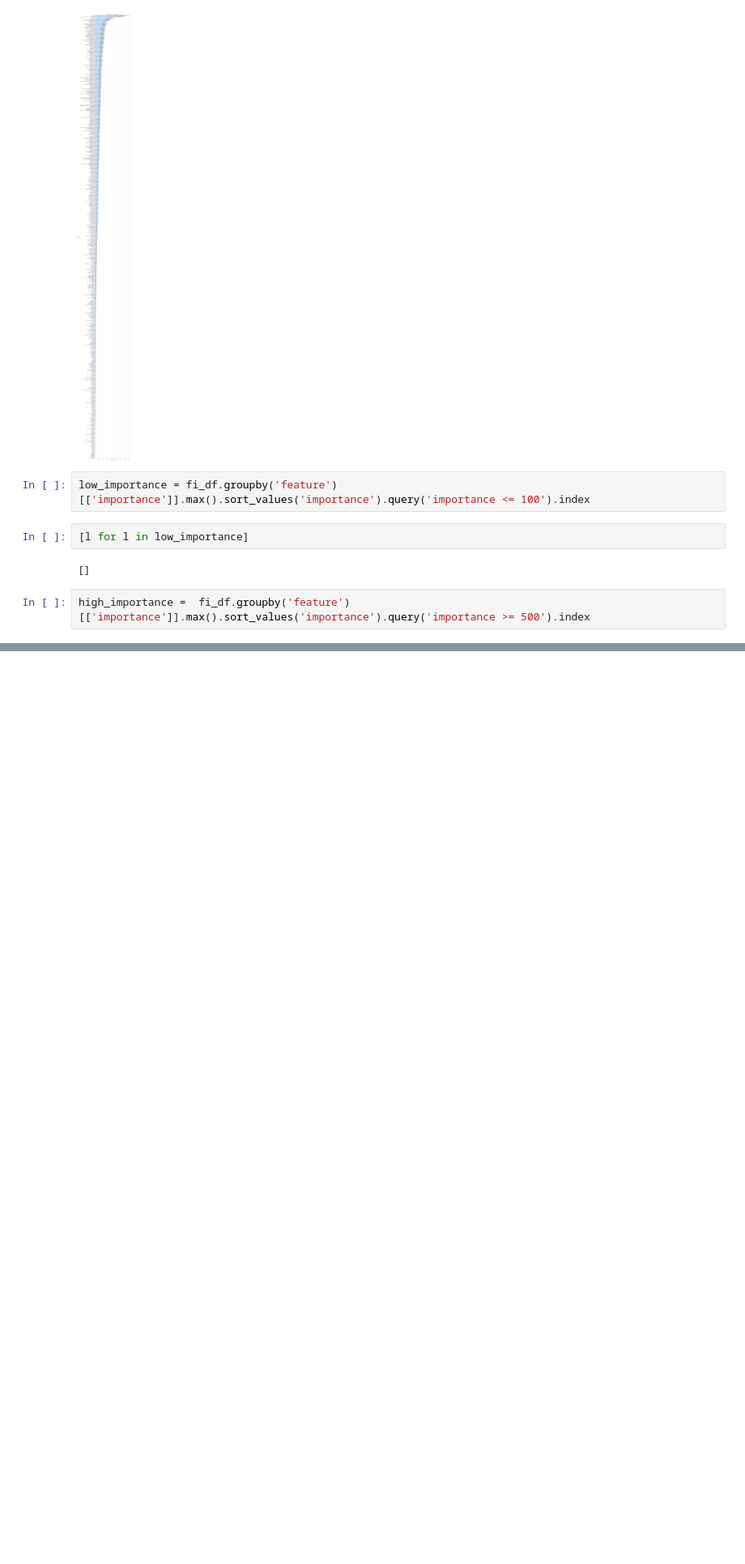
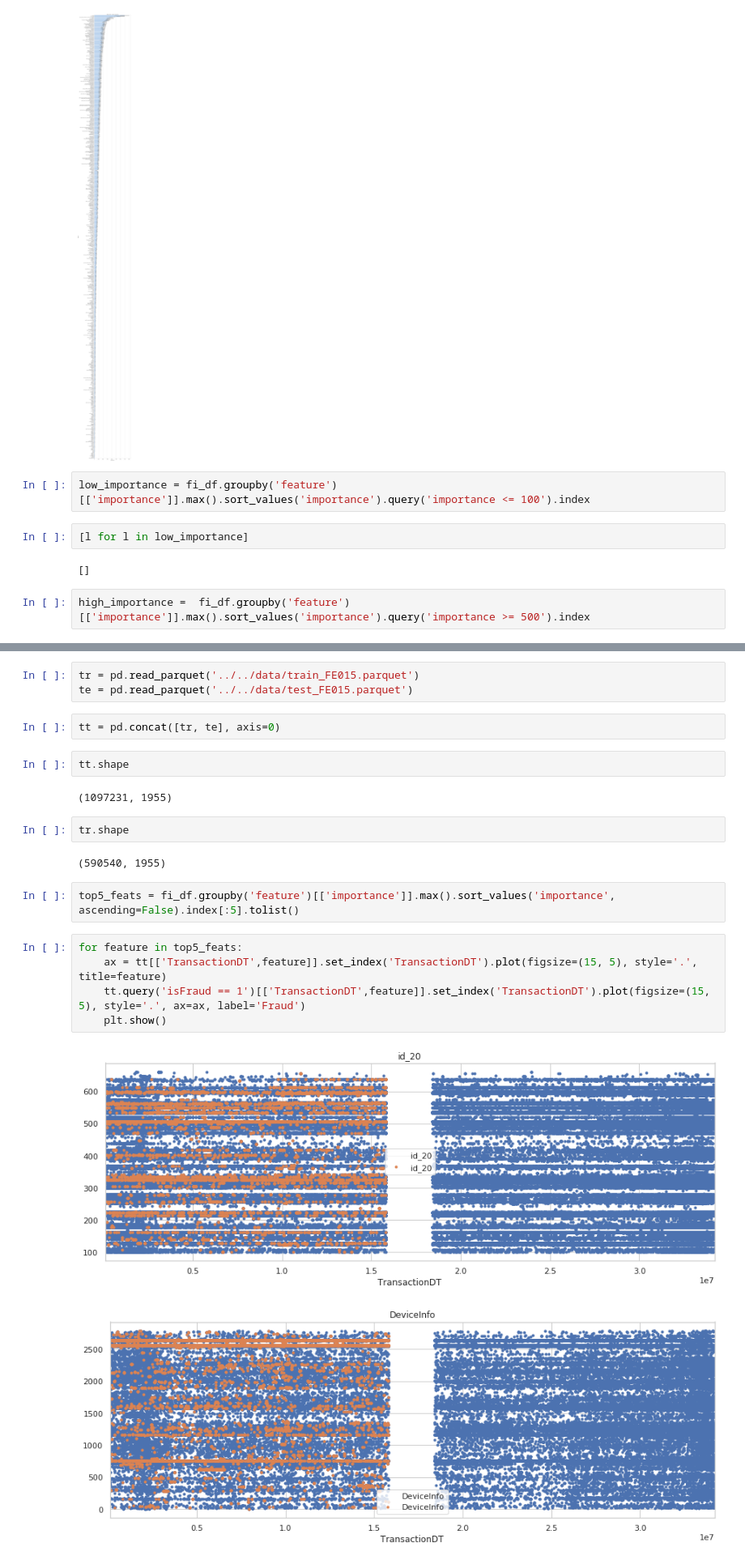
Before and after one commit to RobMulla/kaggle-ieee-fraud-detection, a Jupyter notebook: notebooks/FI/FI_MODEL057.ipynb, the cells around one changed output, grey strips where cells are left out. Shown at 81% size. Saved outputs shown, nothing was run; the diff lists cells and outputs as text; blank space fills up the shorter version.

```diff
--- a/notebooks/FI/FI_MODEL057.ipynb
+++ b/notebooks/FI/FI_MODEL057.ipynb
@@ -61,0 +46,23 @@ high_importance =  fi_df.groupby('feature')[['importance']].max().sort_values('i
+# %%
+tr = pd.read_parquet('../../data/train_FE015.parquet')
+te = pd.read_parquet('../../data/test_FE015.parquet')
+# %%
+tt = pd.concat([tr, te], axis=0)
+# %%
+tt.shape
+# %% [output]
+(1097231, 1955)
+# %%
+tr.shape
+# %% [output]
+(590540, 1955)
+# %%
+top5_feats = fi_df.groupby('feature')[['importance']].max().sort_values('importance', ascending=False).index[:5].tolist()
+# %%
+for feature in top5_feats:
+    ax = tt[['TransactionDT',feature]].set_index('TransactionDT').plot(figsize=(15, 5), style='.', title=feature)
+    tt.query('isFraud == 1')[['TransactionDT',feature]].set_index('TransactionDT').plot(figsize=(15, 5), style='.', ax=ax, label='Fraud')
+    plt.show()
+# %% [output]
+[figure, added]
+[figure, added]
```
Also changed, not shown: parts of 4 cells of this notebook, 2 other files.
